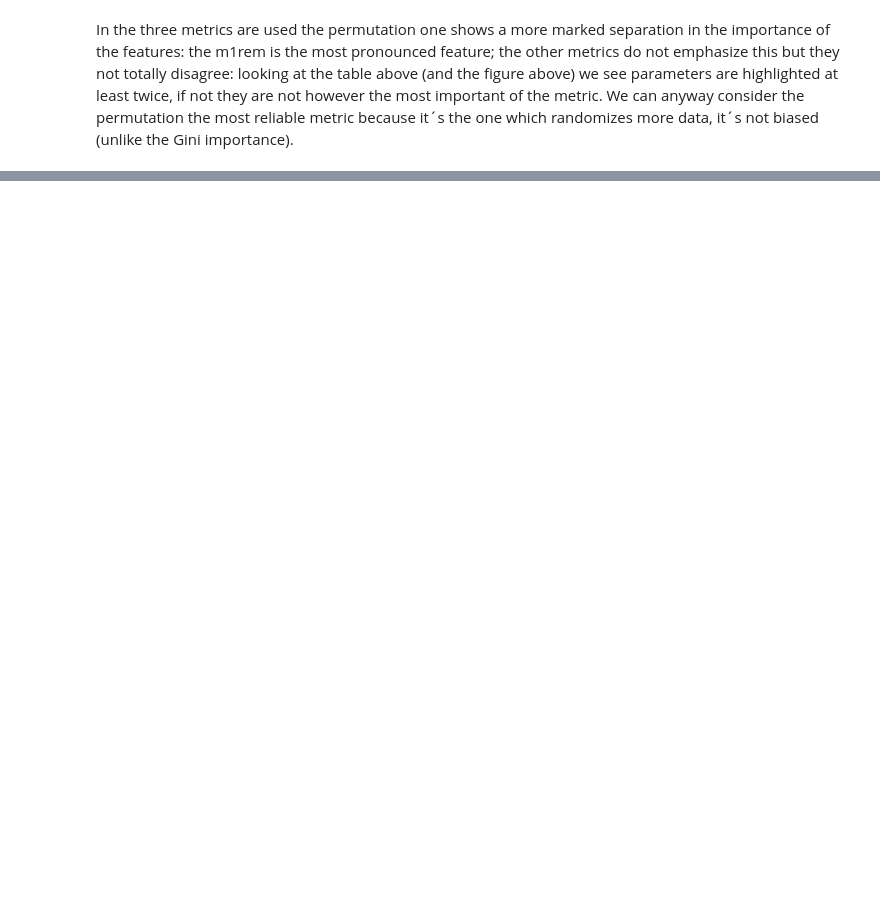
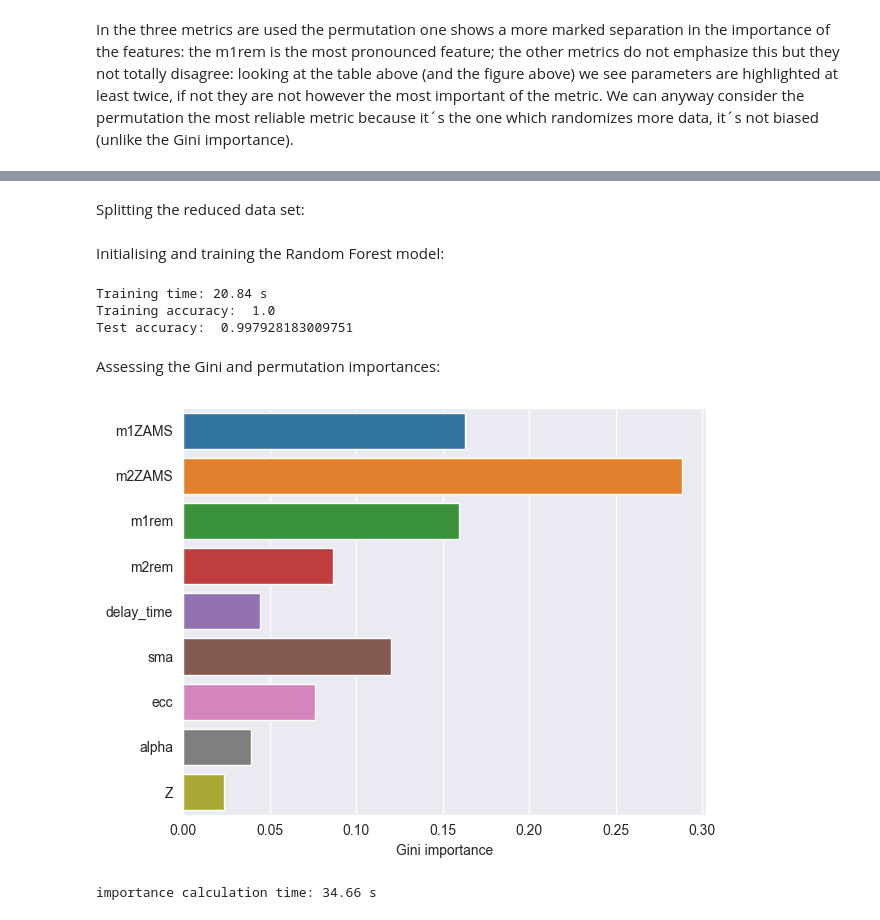
Before and after one commit to Giacomo-Menegatti/AstroLab, a Jupyter notebook: AstroLab_noisy.ipynb, the cells around one changed output, grey strips where cells are left out. Drawn from its saved outputs; the diff is of its cells as text; code cells hidden in the pictures; blank space fills up the shorter version.

Commit message:
Added reduced data set analysis

```diff
--- a/AstroLab_noisy.ipynb
+++ b/AstroLab_noisy.ipynb
@@ -367,0 +455,3 @@ We can anyway consider the permutation the most reliable metric because it´s th
+# %%
+data_reduced = data[["m1ZAMS", "m2ZAMS", "m1rem", "m2rem", "delay_time", "sma", "ecc", "alpha", "Z"]]
+data_reduced
@@ -367,0 +472,56 @@ We can anyway consider the permutation the most reliable metric because it´s th
+# %% [markdown]
+Splitting the reduced data set:
+# %%
+X = data_reduced
+y = data["CE"]
+
+# split data into training and test set (10% to 90%)
+X_train, X_test, y_train, y_test = train_test_split(X, y, stratify=y, test_size=0.9, random_state=100)
+# %% [markdown]
+Initialising and training the Random Forest model:
+# %%
+# initialise random forest classifier
+# using n_jobs=-1 to run parallel jobs using all processors
+clf = RandomForestClassifier(random_state=0, n_jobs=-1)
+
+# train random forest
+# time the process
+ts = time.time()
+clf.fit(X_train, y_train)
+print("Training time: %.2f s"%(time.time()-ts))
+
+# evaluate training & test accuracy
+train_acc = clf.score(X_train, y_train)
+test_acc = clf.score(X_test, y_test)
+print("Training accuracy: ", train_acc)
+print("Test accuracy: ", test_acc)
+# %% [output]
+Training time: 20.84 s
+Training accuracy:  1.0
+Test accuracy:  0.997928183009751
+# %% [markdown]
+Assessing the Gini and permutation importances:
+# %%
+# save params + importances to dataframe
+importances_reduced = pd.DataFrame(zip(clf.feature_names_in_, clf.feature_importances_),
+                           columns=["param", "gini"])
+# %%
+# plot Gini importances
+fig, ax = plt.subplots()
+sns.barplot(y='param', x='gini', data=importances_reduced, ax=ax)
+ax.set_ylabel('')
+ax.set_xlabel('Gini importance')
+fig.tight_layout()
+plt.show()
+# %% [output]
+[figure, added]
+# %%
+# compute permutation feature importances
+# warning: takes a lot of time to compute!
+ts = time.time()
+result = permutation_importance(clf, X_test[::9], y_test[::9], n_repeats=5, random_state=0, n_jobs=-1)
+print("importance calculation time: {:.2f} s".format(time.time() - ts))
+# save importances to DataFrame
+importances_reduced['permutation'] = result.importances_mean
+# %% [output]
+importance calculation time: 34.66 s
```
Also changed, not shown: parts of 20 cells of this notebook.
